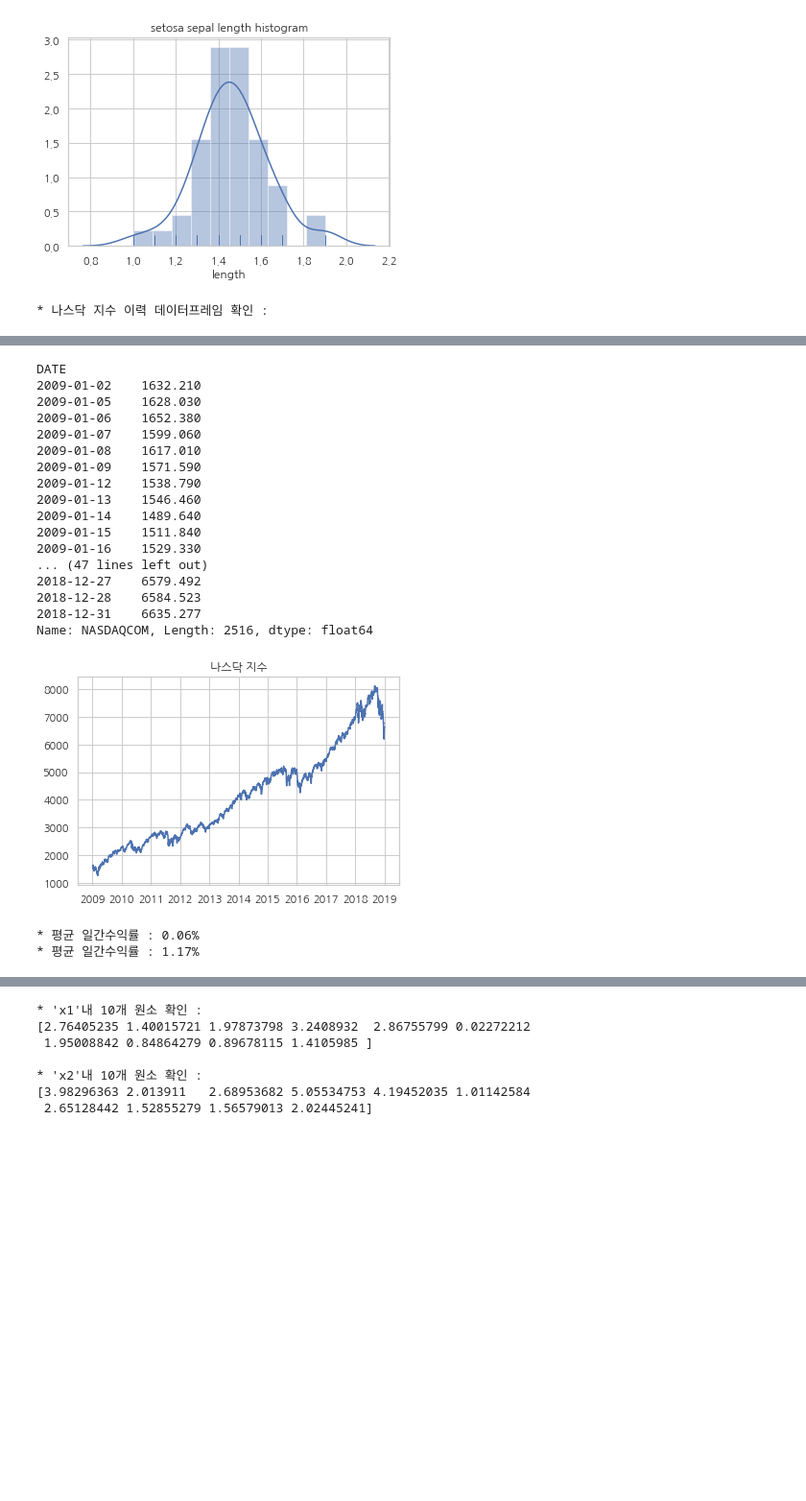
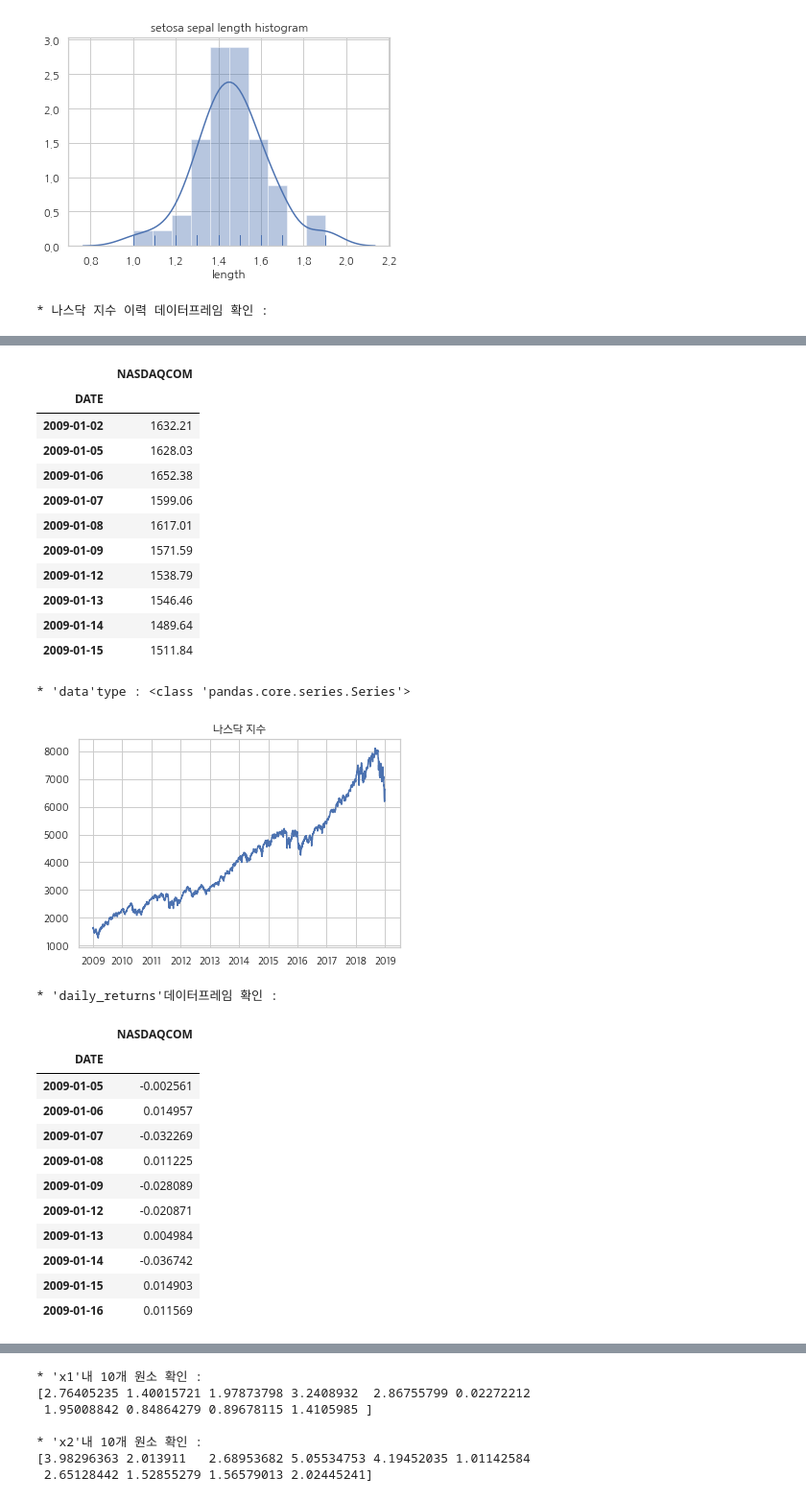
Before and after one commit to wooseok1152/python-data_science_school, a Jupyter notebook: data_science_school_example_script.ipynb, the cells around one changed output, grey strips where cells are left out. Shown at 96% size. Cells and saved outputs as stored; diff of their text form; code cells hidden in the pictures; blank space fills up the shorter version.

```diff
--- a/data_science_school_practice.ipynb
+++ b/data_science_school_example_script.ipynb
@@ -2980,20 +2967,40 @@ print("* 나스닥 지수 이력 데이터프레임 확인 :")
 data = pdr.get_data_fred('NASDAQCOM', start = '2009-01-01', end = '2018-12-31')
 display(data[:10])
 
-print("* NULL레코드 제거")
+print("* NULL레코드 제거 :")
 data = data["NASDAQCOM"]
 data = data.dropna()     # NULL 레코드 제거
-display(data)
+display(pd.DataFrame(data).iloc[:10])
+print("* 'data'type :", type(data), "\n")
 
+plt.figure()
 plt.plot(data)
 plt.title("나스닥 지수")
 plt.show()
 
-daily_returns = data.pct_change().dropna()
-mean = daily_returns.mean()
-std = daily_returns.std()
+daily_returns = pd.DataFrame(data.pct_change().dropna())
+mean = daily_returns["NASDAQCOM"].mean()
+std = daily_returns["NASDAQCOM"].std()
+print("* 'daily_returns'데이터프레임 확인 :")
+display(daily_returns.iloc[:10])
 print("* 평균 일간수익률 : {:.2f}%".format(mean * 100))
-print("* 평균 일간수익률 : {:.2f}%".format(std * 100))
+print("* 평균 일간수익률 : {:.2f}%".format(std * 100), "\n")
+
+plt.figure(figsize = (12, 7.5))
+
+plt.subplot(121)
+sns.histplot(daily_returns["NASDAQCOM"])
+plt.xlabel("일간수익률(단순수익률)")
+plt.title("단순수익률로 구한 나스닥 지수의 일간수익률 분포")
+
+plt.subplot(122)
+data = pd.DataFrame(data)
+sns.histplot((data / data.shift(1)).dropna()["NASDAQCOM"])
+plt.xlabel("일간수익률(로그수익률)")
+plt.title("로그수익률로 구한 나스닥 지수의 일간수익률 분포")
+
+plt.tight_layout()
+plt.show()
 # %% [output]
 * 나스닥 지수 이력 데이터프레임 확인 :
 |  | NASDAQCOM |
@@ -3012,20 +3019,27 @@ print("* 평균 일간수익률 : {:.2f}%".format(std * 100))
+|  | NASDAQCOM |
+| DATE |  |
+| 2009-01-02 | 1632.21 |
+| 2009-01-05 | 1628.03 |
+| 2009-01-06 | 1652.38 |
+| 2009-01-07 | 1599.06 |
+| 2009-01-08 | 1617.01 |
+| 2009-01-09 | 1571.59 |
+| 2009-01-12 | 1538.79 |
+| 2009-01-13 | 1546.46 |
+| 2009-01-14 | 1489.64 |
+| 2009-01-15 | 1511.84 |
-DATE
-2009-01-02    1632.210
-2009-01-05    1628.030
-2009-01-06    1652.380
-2009-01-07    1599.060
-2009-01-08    1617.010
-2009-01-09    1571.590
-2009-01-12    1538.790
-2009-01-13    1546.460
-2009-01-14    1489.640
-2009-01-15    1511.840
-2009-01-16    1529.330
-... (47 lines left out)
-2018-12-27    6579.492
-2018-12-28    6584.523
-2018-12-31    6635.277
-Name: NASDAQCOM, Length: 2516, dtype: float64
+* 'data'type : <class 'pandas.core.series.Series'>
-[figure, old version]
+[figure, new version]
-* 평균 일간수익률 : 0.06%
-* 평균 일간수익률 : 1.17%
+* 'daily_returns'데이터프레임 확인 :
+|  | NASDAQCOM |
+| DATE |  |
+| 2009-01-05 | -0.002561 |
+| 2009-01-06 | 0.014957 |
+| 2009-01-07 | -0.032269 |
+| 2009-01-08 | 0.011225 |
+| 2009-01-09 | -0.028089 |
+| 2009-01-12 | -0.020871 |
+| 2009-01-13 | 0.004984 |
+| 2009-01-14 | -0.036742 |
+| 2009-01-15 | 0.014903 |
+| 2009-01-16 | 0.011569 |
```
Also changed, not shown: parts of 40 cells of this notebook.
